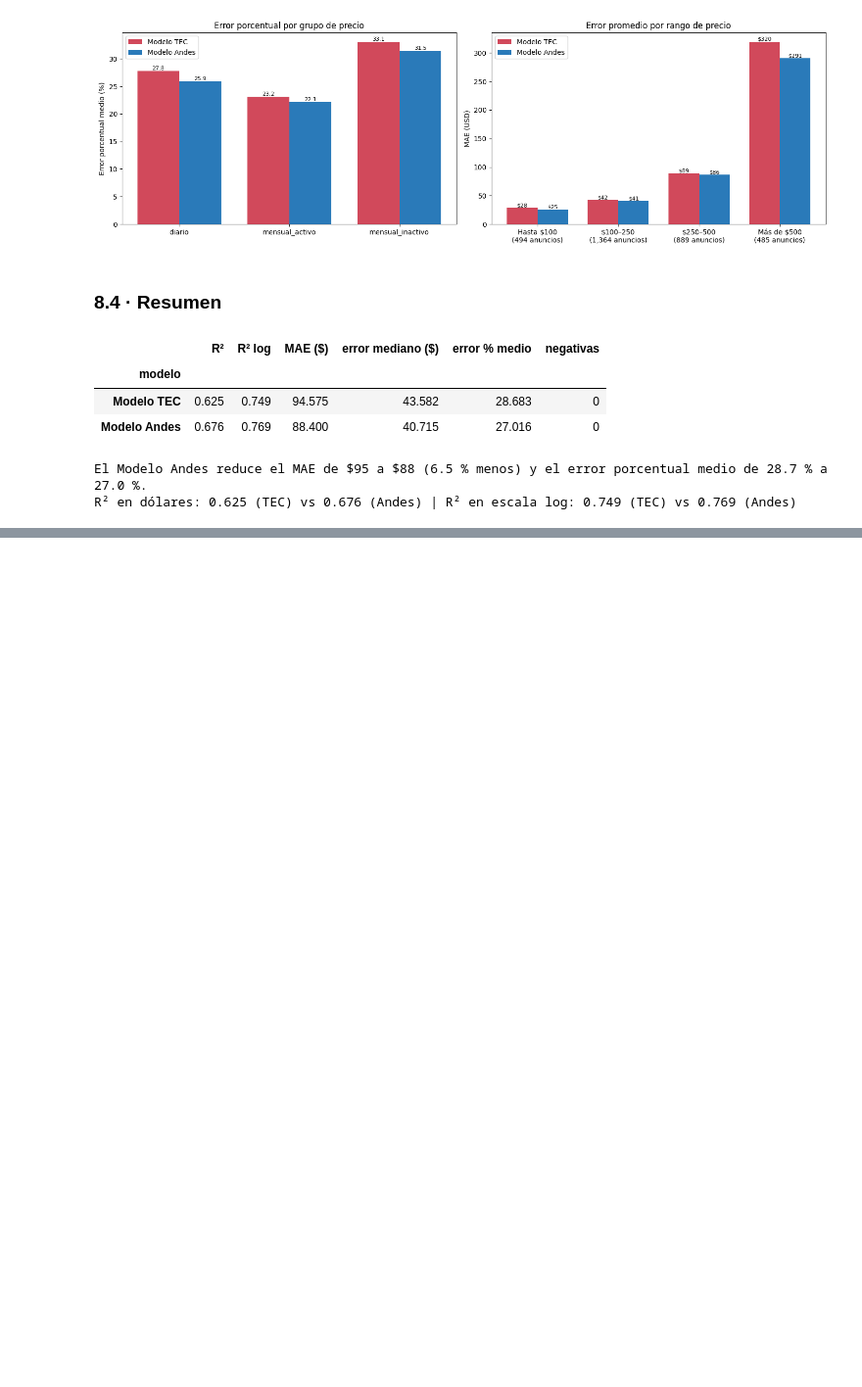
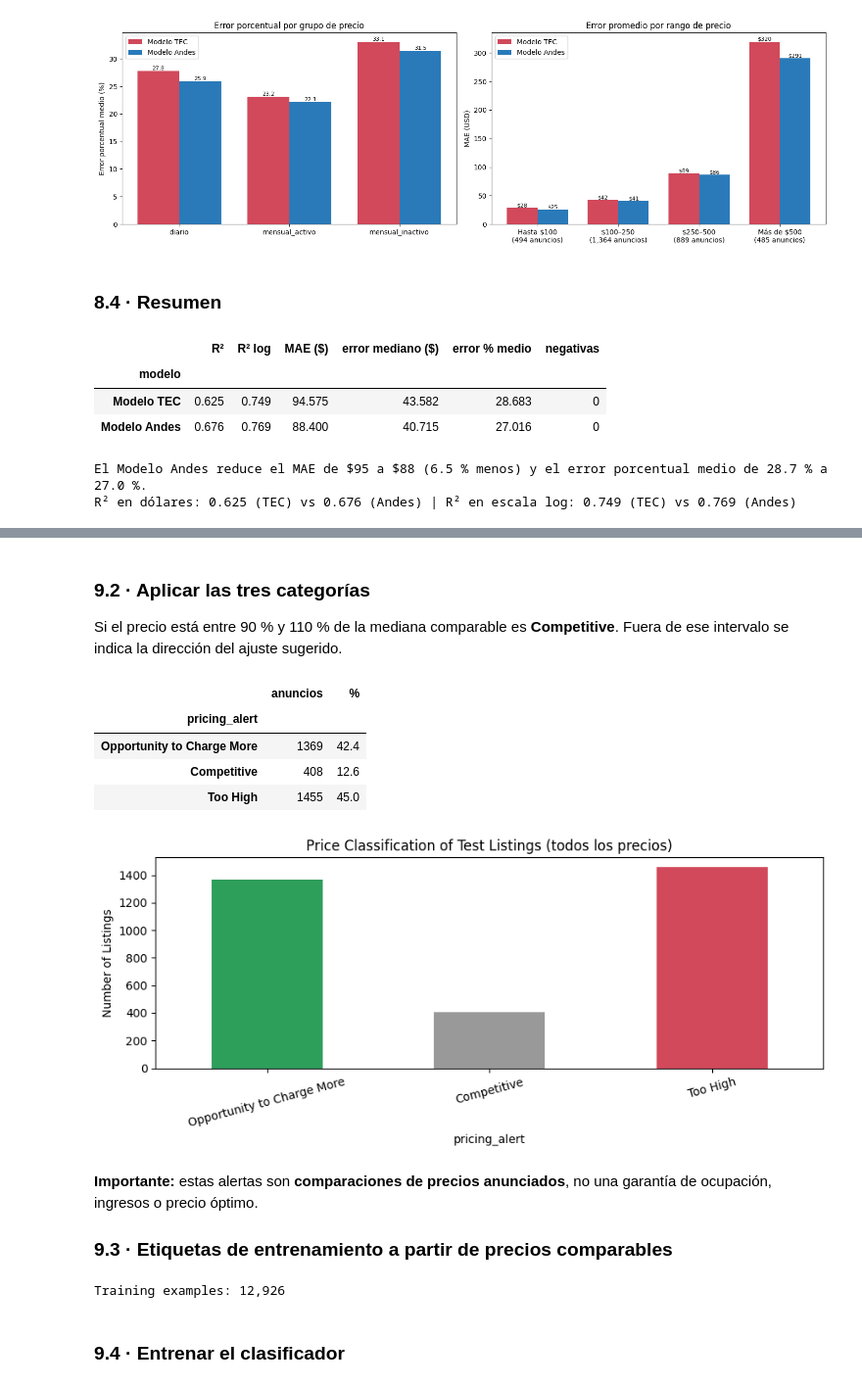
Before and after one commit to andrw4-4/airbnb-la-stay-actd, a Jupyter notebook: notebooks/LA_LA_Stay_.ipynb, the cells around one changed output, grey strips where cells are left out. Shown at 98% size. Drawn from its saved outputs; the diff is of its cells as text; code cells hidden in the pictures; blank space fills up the shorter version.

```diff
--- a/notebooks/LA_LA_Stay_.ipynb
+++ b/notebooks/LA_LA_Stay_.ipynb
@@ -2086,0 +2101,20 @@ R² en dólares: 0.625 (TEC) vs 0.676 (Andes) | R² en escala log: 0.749 (TEC) v
+# %%
+GROUP_COLS = ['neighbourhood_model', 'property_type_model', 'bedrooms', 'accommodates']
+reference = train_all[GROUP_COLS + ['price_num', 'dataset']].copy()
+
+market = reference.groupby(GROUP_COLS)['price_num'].agg(['median', 'count'])
+neighborhood_medians = reference.groupby('neighbourhood_model')['price_num'].median()
+overall_median = reference['price_num'].median()
+
+def market_median_for(frame):
+    joined = frame[GROUP_COLS].join(market, on=GROUP_COLS)
+    fallback = frame['neighbourhood_model'].map(neighborhood_medians)
+    has_comparables = joined['count'] >= 5
+    return joined['median'].where(has_comparables, fallback).fillna(overall_median), has_comparables
+
+classified = test_all[['price_num', 'dataset'] + GROUP_COLS].copy()
+classified['market_median'], classified['has_5_comparables'] = market_median_for(classified)
+print(f'Grupos de comparables en entrenamiento: {len(market):,}')
+print(f"Anuncios de prueba con ≥ 5 comparables: {classified['has_5_comparables'].mean():.1%} "
+      f"(el resto usa la mediana del vecindario o la global)")
+classified[['price_num', 'market_median', 'has_5_comparables']].head()
@@ -2086,0 +2130,41 @@ R² en dólares: 0.625 (TEC) vs 0.676 (Andes) | R² en escala log: 0.749 (TEC) v
+# %% [markdown]
+### 9.2 · Aplicar las tres categorías
+Si el precio está entre 90 % y 110 % de la mediana comparable es **Competitive**. Fuera de ese intervalo se indica la dirección del ajuste sugerido.
+# %%
+ALERT_CLASSES = ['Opportunity to Charge More', 'Competitive', 'Too High']
+
+def pricing_alert(ratio):
+    return np.select([ratio < 0.90, ratio > 1.10], ['Opportunity to Charge More', 'Too High'], default='Competitive')
+
+classified['price_ratio'] = classified['price_num'] / classified['market_median']
+classified['pricing_alert'] = pricing_alert(classified['price_ratio'])
+
+alert_counts = classified['pricing_alert'].value_counts().reindex(ALERT_CLASSES)
+display((alert_counts.to_frame('anuncios').assign(**{'%': (alert_counts / len(classified) * 100).round(1)})))
+
+alert_counts.plot(kind='bar', figsize=(9, 4), color=['#2e9e5b', '#999999', '#d1495b'])
+plt.title('Price Classification of Test Listings (todos los precios)')
+plt.ylabel('Number of Listings')
+plt.xticks(rotation=15)
+plt.tight_layout()
+plt.show()
+# %% [output]
+|  | anuncios | % |
+| pricing_alert |  |  |
+| Opportunity to Charge More | 1369 | 42.4 |
+| Competitive | 408 | 12.6 |
+| Too High | 1455 | 45.0 |
+[figure, added]
+# %% [markdown]
+**Importante:** estas alertas son **comparaciones de precios anunciados**, no una garantía de ocupación, ingresos o precio óptimo.
+
+### 9.3 · Etiquetas de entrenamiento a partir de precios comparables
+# %%
+train_median, _ = market_median_for(reference)
+train_ratio = reference['price_num'] / train_median
+train_labels = pricing_alert(train_ratio)
+print(f'Training examples: {len(train_ratio):,}')
+# %% [output]
+Training examples: 12,926
+# %% [markdown]
+### 9.4 · Entrenar el clasificador
```
Also changed, not shown: parts of 10 cells of this notebook.
